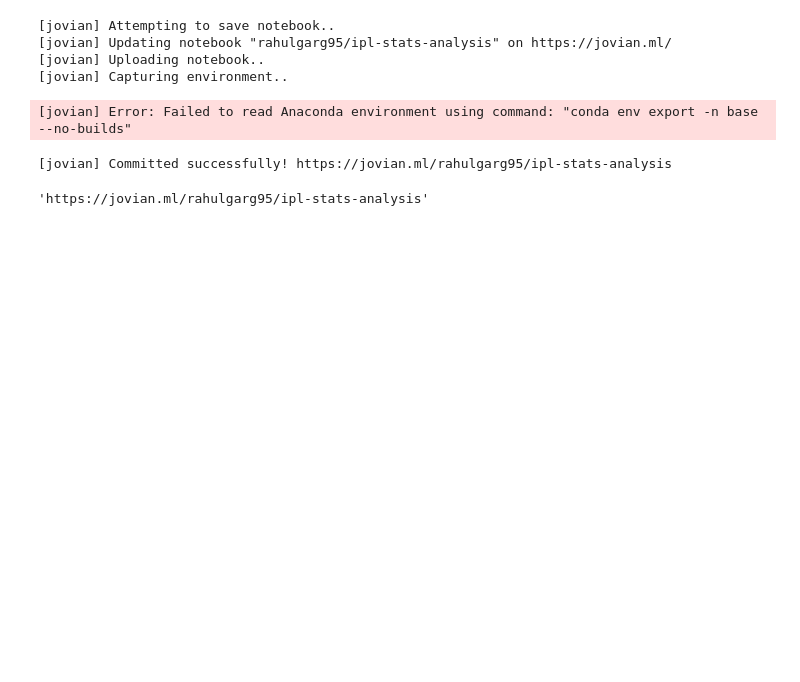
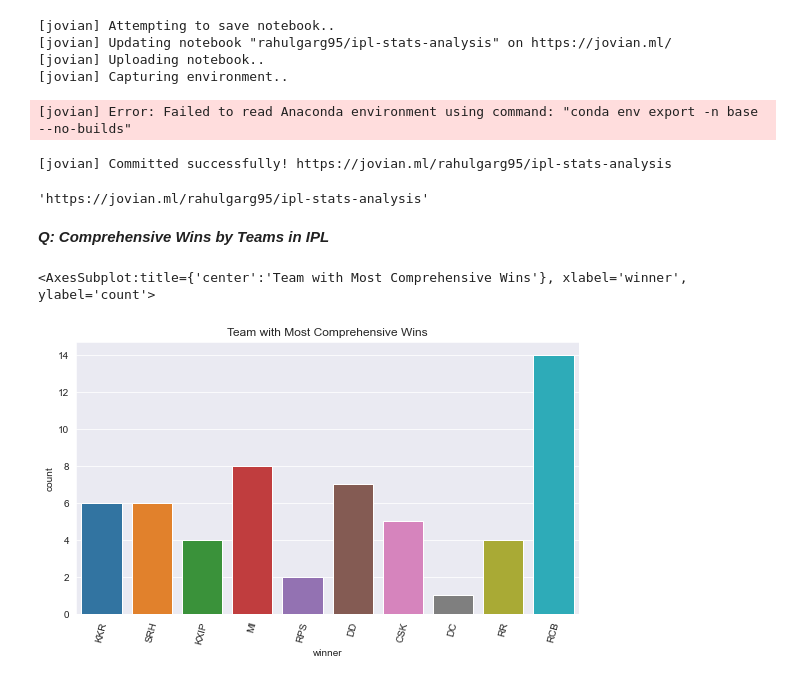
Before and after one commit to Rahulgarg95/Ipl_data_Analysis, a Jupyter notebook: EDA_IPLStats.ipynb, the cells around one changed output. Saved outputs shown, nothing was run; the diff lists cells and outputs as text; code cells hidden in the pictures; blank space fills up the shorter version.

```diff
--- a/EDA_IPLStats.ipynb
+++ b/EDA_IPLStats.ipynb
@@ -635,3 +635,5 @@ jovian.commit(project=project_name)
 [jovian] Error: Failed to read Anaconda environment using command: "conda env export -n base --no-builds"
 [jovian] Committed successfully! https://jovian.ml/rahulgarg95/ipl-stats-analysis
 'https://jovian.ml/rahulgarg95/ipl-stats-analysis'
+# %% [markdown]
+***Q: Comprehensive Wins by Teams in IPL***
@@ -637,0 +642,9 @@ jovian.commit(project=project_name)
+# %%
+df_comp_win=df_matches[(df_matches.win_by_runs > 100) | (df_matches.win_by_wickets > 8)]
+# %%
+plt.xticks(rotation=75)
+plt.title('Team with Most Comprehensive Wins')
+sns.countplot('winner',data=df_comp_win)
+# %% [output]
+<AxesSubplot:title={'center':'Team with Most Comprehensive Wins'}, xlabel='winner', ylabel='count'>
+[figure, added]
```
Also changed, not shown: parts of 25 cells of this notebook.
